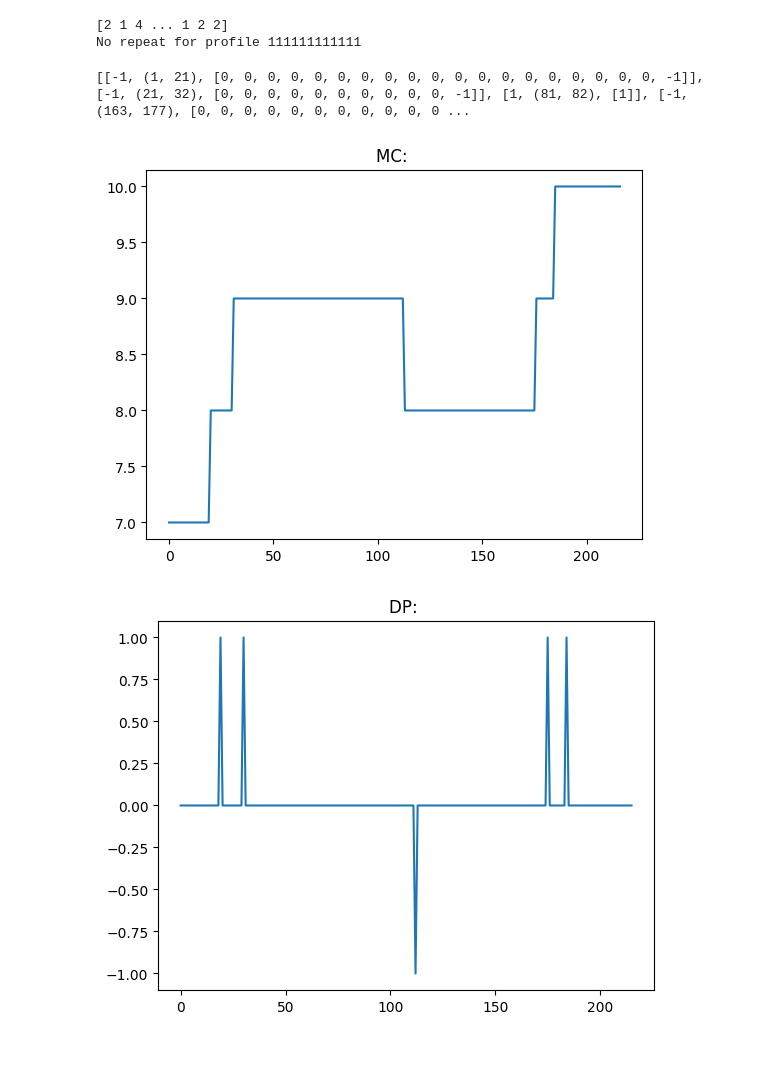
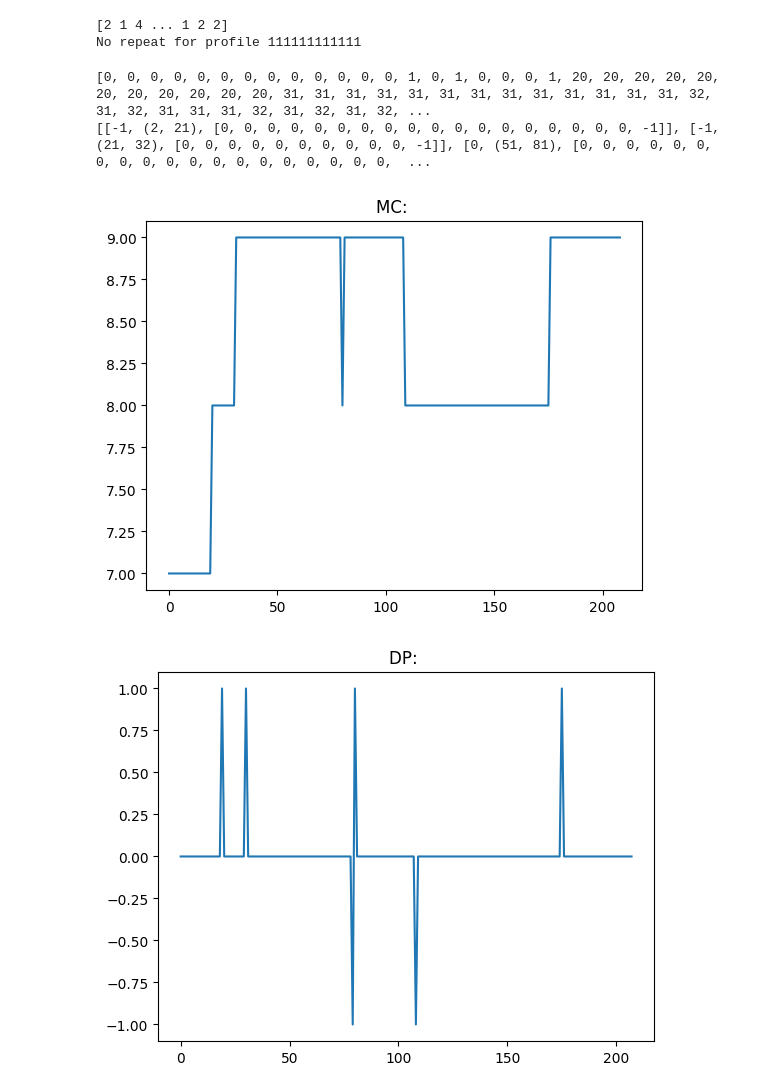
Before and after one commit to davidsmts/Overlapss, a Jupyter notebook: CountDifferenceProfiles.ipynb, the cells around one changed output. Saved outputs shown, nothing was run; the diff lists cells and outputs as text; code cells hidden in the pictures; blank space fills up the shorter version.

```diff
--- a/CountDifferenceProfiles.ipynb
+++ b/CountDifferenceProfiles.ipynb
@@ -178,11 +178,12 @@ def fixed_maxcount(pos, seqs, seqs_kmers, spaced_kmer_profile, seq_to_investigat
     f = len(spaced_kmer_profile)
     counts_i = []
     indexes = []
-    len_loop = min(f, pos+1)
-    start = pos - len_loop+1
-    end = min(len(target)-f, pos+1)
+    len_loop = min(f, pos)
+    start = pos - len_loop
+    end = pos+1
     for i in range(start, end):
-        if spaced_kmer_profile[i-pos] != 1:
+        if spaced_kmer_profile[pos-i] != 1:
+            #print("rejected due to non-informative pos")
             counts_i.append(0)
             indexes.append(-1)
             continue
@@ -319,15 +320,30 @@ def correct_counts(maxed_counts, maxed_count_indices, target_sequence, start_end
             # they might not have an informative position at the nucleotide we're investigating. Thus, they can't possibly have
             # an effect on a difference that occurs at that nucleotide.
             correction = 0
+
             if start_sum_at <= end_sum_at:
                 correction = sum(start_end_posis[start_sum_at:end_sum_at])
             else:
                 correction = -sum(start_end_posis[end_sum_at:start_sum_at])
             """
-            for correction_index in range(start_sum_at, end_sum_at):
+            start = 0
+            end = 0
+            if start_sum_at <= end_sum_at:
+                start = start_sum_at
+                end = end_sum_at
+                monotone = True
+            else:
+                start = end_sum_at
+                end = start_sum_at
+                monotone = False
+
+            for correction_index in range(start, end):
                 nucleotide_position_in_skmer = i - correction_index
                 if kmer_profile[nucleotide_position_in_skmer] == 1:
-                    correction += start_end_posis[correction_index]
+                    if monotone:
+                        correction += start_end_posis[correction_index]
+                    else:
+                        correction -= start_end_posis[correction_index]
             """
             """
             print("------")
@@ -926,7 +947,7 @@ for i in range(72):
     # 11111111111101011101010111011011111101111
     # 111111111111111111111111111111111 works for this bboy
     # 111111111111101111111111111111111
-    xpoints, ypoints, maxcounts, se, pc_diff_profile, artifact, mci = corr_fix("data/output.txt", "111111111111111111111111111111111", i)
+    xpoints, ypoints, maxcounts, se, pc_diff_profile, artifact, mci = corr_fix("data/output.txt", "11111111111101011101010111011011111101111", i)
     if not (np.array(ypoints) == np.array([0 for i in range(len(ypoints))])).all():
         print(mci)
         print(artifact)
@@ -947,20 +968,22 @@ for i in range(72):
         break
 # %%
 # Execute the function we created above on the circular synthetic data.
-xpoints, ypoints, maxcounts, se, pc_diff_profile, artifact, mci = corr_fix("data/manipulated_output.txt", "111111011111101111111111111111111", 0)
+xpoints, ypoints, maxcounts, se, pc_diff_profile, artifact, mci = corr_fix("data/manipulated_output.txt", "11111111111101011101010111011011111101111", 0)
+print(mci)
 print(artifact)
 #
 plt.title("MC: ")
 plt.plot([i for i in range(len(pc_diff_profile)+1)], maxcounts)
 plt.show()
 #
 plt.title("DP: ")
 plt.plot([i for i in range(len(pc_diff_profile))], pc_diff_profile)
 plt.show()
 # Plot
 plt.plot(xpoints, ypoints)
 plt.show()
 # %% [output]
-[[-1, (1, 21), [0, 0, 0, 0, 0, 0, 0, 0, 0, 0, 0, 0, 0, 0, 0, 0, 0, 0, 0, -1]], [-1, (21, 32), [0, 0, 0, 0, 0, 0, 0, 0, 0, 0, -1]], [1, (81, 82), [1]], [-1, (163, 177), [0, 0, 0, 0, 0, 0, 0, 0, 0, 0, 0 ...
+[0, 0, 0, 0, 0, 0, 0, 0, 0, 0, 0, 0, 0, 1, 0, 1, 0, 0, 0, 1, 20, 20, 20, 20, 20, 20, 20, 20, 20, 20, 20, 31, 31, 31, 31, 31, 31, 31, 31, 31, 31, 31, 31, 31, 32, 31, 32, 31, 31, 31, 32, 31, 32, 31, 32, ...
+[[-1, (2, 21), [0, 0, 0, 0, 0, 0, 0, 0, 0, 0, 0, 0, 0, 0, 0, 0, 0, 0, -1]], [-1, (21, 32), [0, 0, 0, 0, 0, 0, 0, 0, 0, 0, -1]], [0, (51, 81), [0, 0, 0, 0, 0, 0, 0, 0, 0, 0, 0, 0, 0, 0, 0, 0, 0, 0, 0,  ...
-[figure, old version]
+[figure, new version]
-[figure, old version]
+[figure, new version]
```
Also changed, not shown: parts of 2 cells of this notebook, 2 other files.
